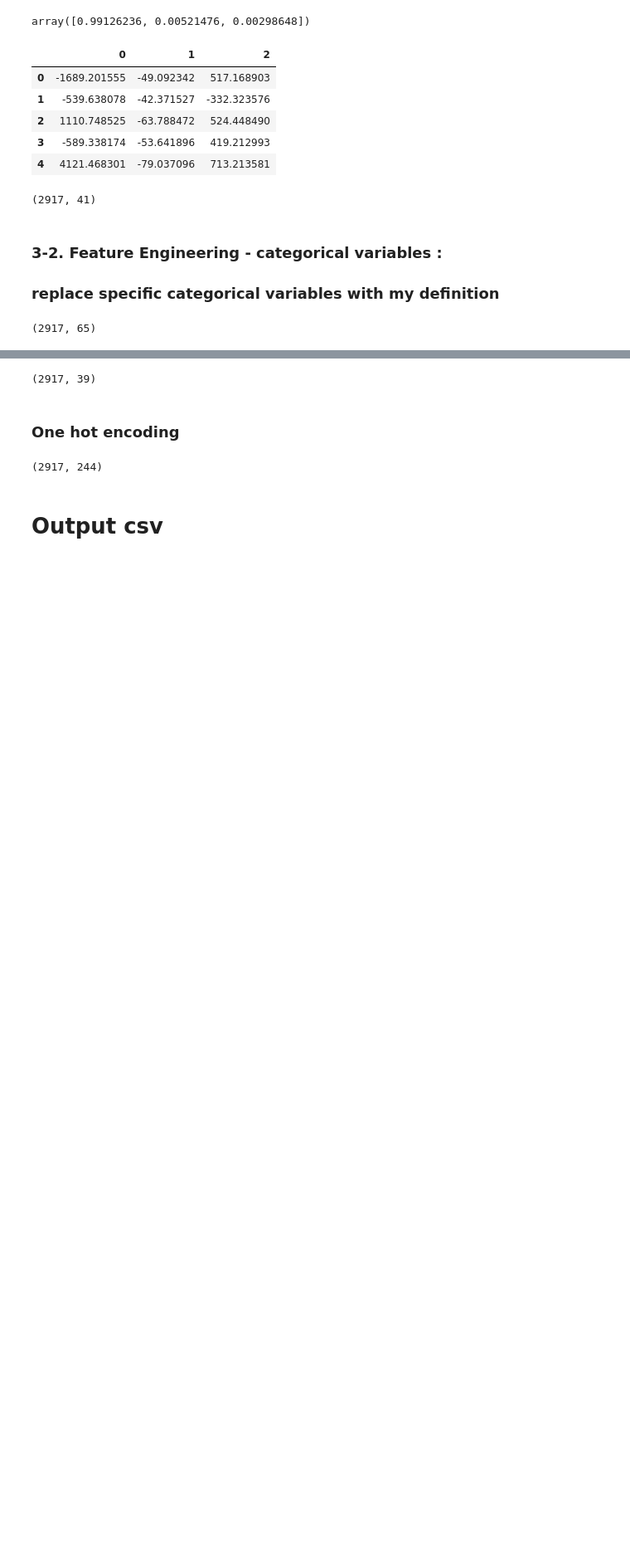
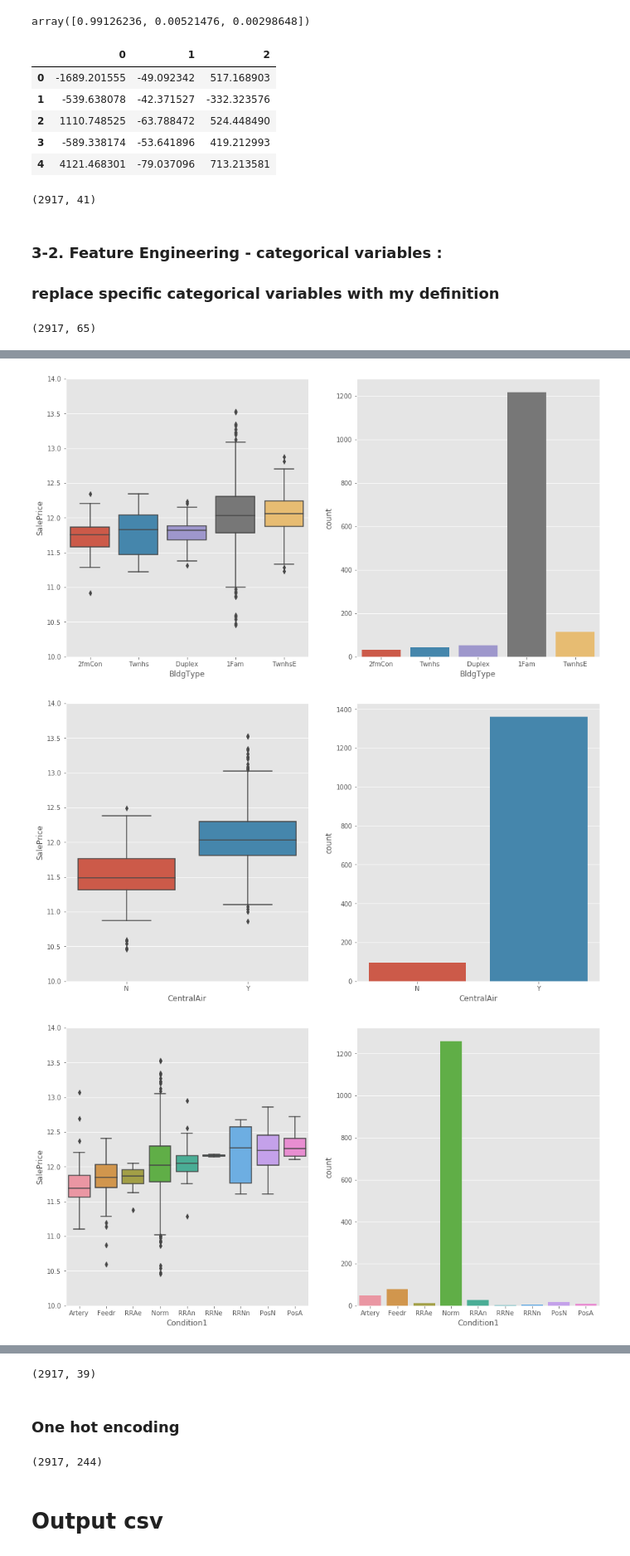
Before and after one commit to SeanWangYS/Kaggle_house-price-prediction, a Jupyter notebook: House Prices_Feature Engineering.ipynb, the cells around one changed output, grey strips where cells are left out. Shown at 83% size. Drawn from its saved outputs; the diff is of its cells as text; code cells hidden in the pictures; blank space fills up the shorter version.

```diff
--- a/House Prices_Feature Engineering.ipynb
+++ b/House Prices_Feature Engineering.ipynb
@@ -585,4 +585,7 @@ categorical_cols = []
 for i in cols:
     if total_data[i].astype(str).str.isnumeric()[0] == False:  # 注意這裡加上.astype(str) ，把series內的資料都轉成str， 因為series內的資料若不是str 型別，就不能用str內的方法
         categorical_cols.append(i)
-categorical_cols
+
+# 上面的結果會包含浮點數型態的column，要移除
+for i in ['1stFlrSF','GrLivArea','LotArea','OpenPorchSF','SalePrice','TotalBsmtSF','WoodDeckSF','TotRmsAbvGrd']:
+    categorical_cols.remove(i)
@@ -613,25 +591,0 @@ categorical_cols
-# %%
-# groupby_data = total_data[~total_data.SalePrice.isnull()][categorical_cols].groupby('BldgType').SalePrice.agg(['mean','median','count'])
-# groupby_data.sort_values(by=['mean'], inplace=True)
-# fig, ((ax1 ,ax2)) = plt.subplots(1,2,figsize=(15,8))
-# sns.barplot(x=groupby_data['mean'].index, y=groupby_data['mean'].values, ax=ax1)
-# ax1.set_ylim((10,14))
-# ax1.set_ylabel('mean')
-# ax2= sns.barplot(x=groupby_data['count'].index, y=groupby_data['count'].values, ax=ax2)
-# ax2.set_ylabel('count')
-
-#費了好大力氣才研究到這裡啊
-
-# 針對每個categorical variable，與SalePrice對對應，比較其中每個種類的出現次數/以及對應的SalePrice平均值
-# 目的是試圖找出這些feature與SalePrice之間  有沒有相關
-for i in categorical_cols:
-    groupby_data = total_data[~total_data.SalePrice.isnull()][categorical_cols].groupby(i).SalePrice.agg(['mean','median','count'])
-    groupby_data.sort_values(by=['mean'], inplace=True)
-    fig, ((ax1 ,ax2)) = plt.subplots(1,2,figsize=(15,8))
-    sns.barplot(x=groupby_data['mean'].index, y=groupby_data['mean'].values, ax=ax1)
-    ax1.set_ylim((10,14))
-    ax1.set_ylabel('mean')
-    ax2= sns.barplot(x=groupby_data['count'].index, y=groupby_data['count'].values, ax=ax2)
-    ax2.set_ylabel('count')
-
-# 在這邊，一樣運用同一類型數目超過總資料量的85% 就沒有統計意義的法則，做一些變數刪減
@@ -651,0 +592,18 @@ for i in categorical_cols:
+# %%
+
+# 針對每個categorical variable，與SalePrice對對應，比較其中每個種類的出現次數/以及對應的SalePrice平均值
+# 目的是試圖找出這些feature與SalePrice之間  有沒有相關
+for i in categorical_cols:
+    order_for_chart = total_data[~total_data.SalePrice.isnull()].groupby(i).SalePrice.mean()
+    order_for_chart.sort_values(inplace=True)
+    order_index = order_for_chart.index
+    fig, ((ax1 ,ax2)) = plt.subplots(1,2,figsize=(15,8))
+    sns.boxplot(x=i, y='SalePrice', data=total_data[~total_data.SalePrice.isnull()], order=order_index, ax=ax1)
+    ax1.set_ylim((10,14))
+    sns.countplot(x=i,data=total_data[~total_data.SalePrice.isnull()], order=order_index,ax=ax2)
+
+# 在這邊，一樣運用同一類型數目超過總資料量的85% 就沒有統計意義的法則，做一些變數刪減
+# %% [output]
+[figure, added]
+[figure, added]
+[figure, added]
```
Also changed, not shown: parts of 5 cells of this notebook.
